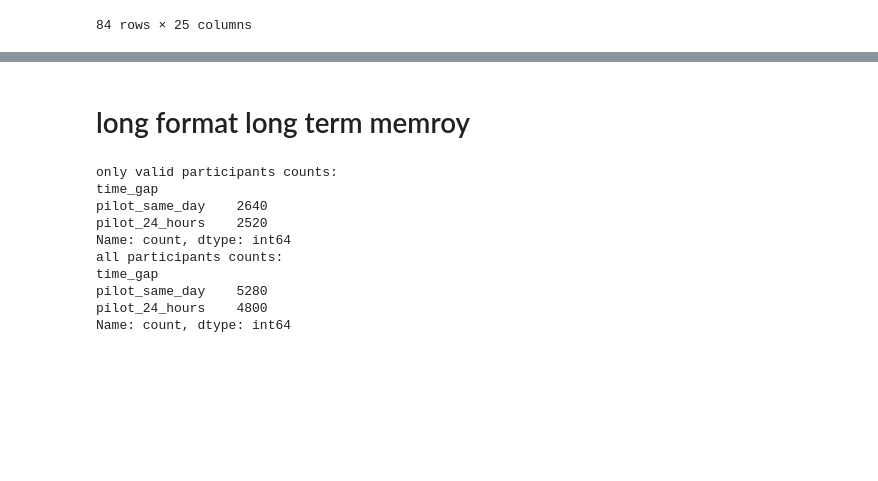
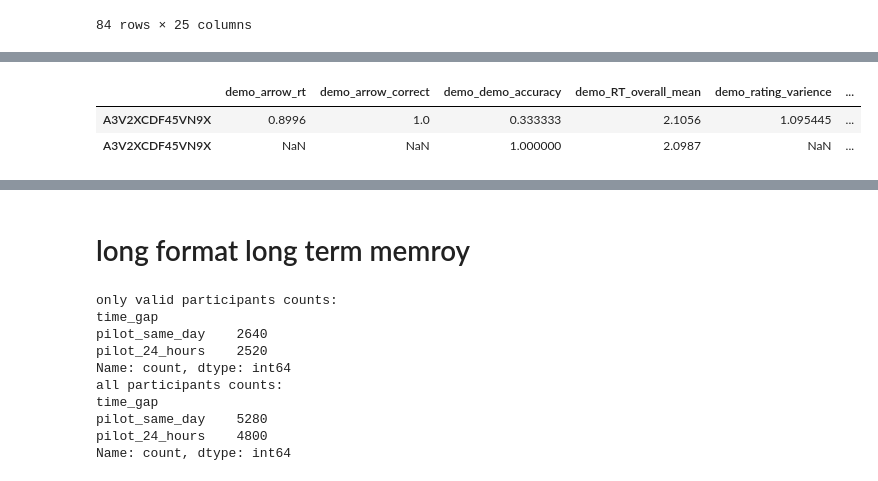
Before and after one commit to edenjenzohar/visual_memory_representation, a Jupyter notebook: functions/multicategory working memory/experiment analysis/aggregate_working_memory_batches_analysis.ipynb, the cells around one changed output, grey strips where cells are left out. Drawn from its saved outputs; the diff is of its cells as text; code cells hidden in the pictures; blank space fills up the shorter version.

```diff
--- a/functions/multicategory working memory/experiment analysis/aggregate_working_memory_batches_analysis.ipynb
+++ b/functions/multicategory working memory/experiment analysis/aggregate_working_memory_batches_analysis.ipynb
@@ -9,6 +9,13 @@ from random import sample
 import statsmodels.api as sm
 import os
 from scipy.stats import binomtest
+import scipy.stats as stats
+import seaborn as sns
+
+
+# Set the display options
+pd.set_option('display.max_columns', None)  # Show all columns
+pd.set_option('display.expand_frame_repr', False)  # Disable wrapping to multiple lines
 # %%
 #define the relevant path to the current batch you wish to parse
 project_name='multicategory_working_memory'
@@ -279,0 +301,6 @@ all_subjects_working_memory_and_time_gaps = pd.concat([all_valid_subjects_non_wo
+# %%
+all_subjects_working_memory_and_time_gaps[all_subjects_working_memory_and_time_gaps['worker_ID']== 'A3V2XCDF45VN9X']
+# %% [output]
+|  | demo_arrow_rt | demo_arrow_correct | demo_demo_accuracy | demo_RT_overall_mean | demo_rating_varience | ... |
+| A3V2XCDF45VN9X | 0.8996 | 1.0 | 0.333333 | 2.1056 | 1.095445 | ... |
+| A3V2XCDF45VN9X | NaN | NaN | 1.000000 | 2.0987 | NaN | ... |
```
Also changed, not shown: parts of 17 cells of this notebook.
